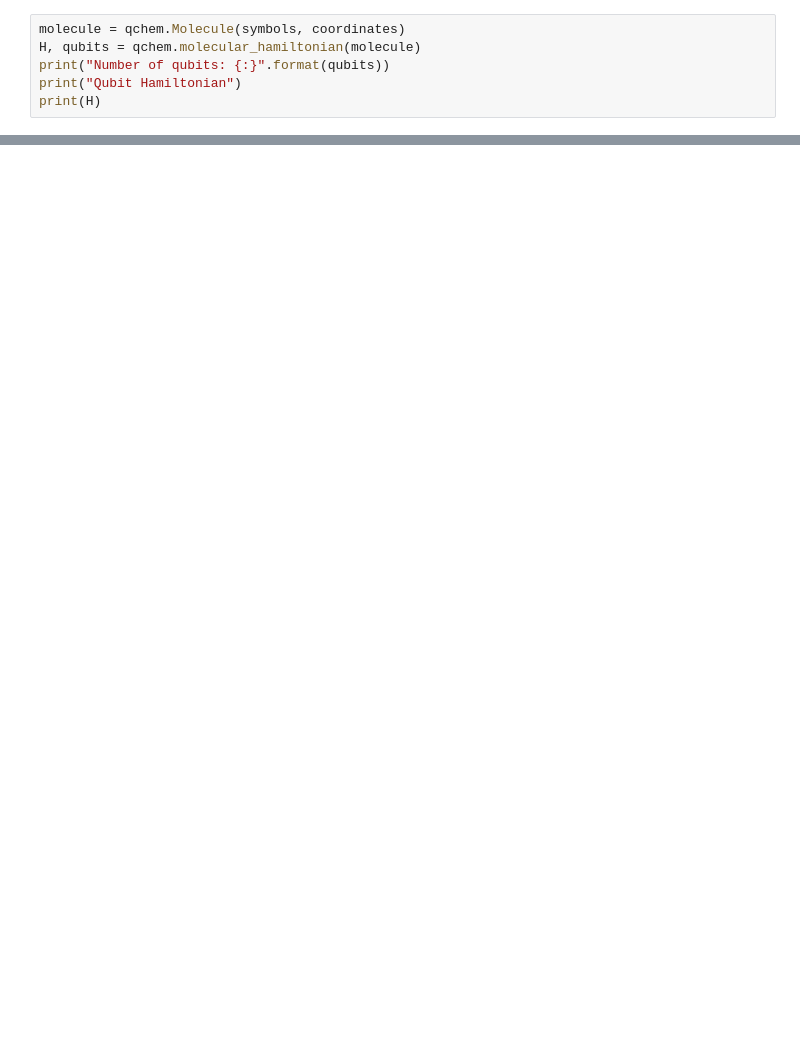
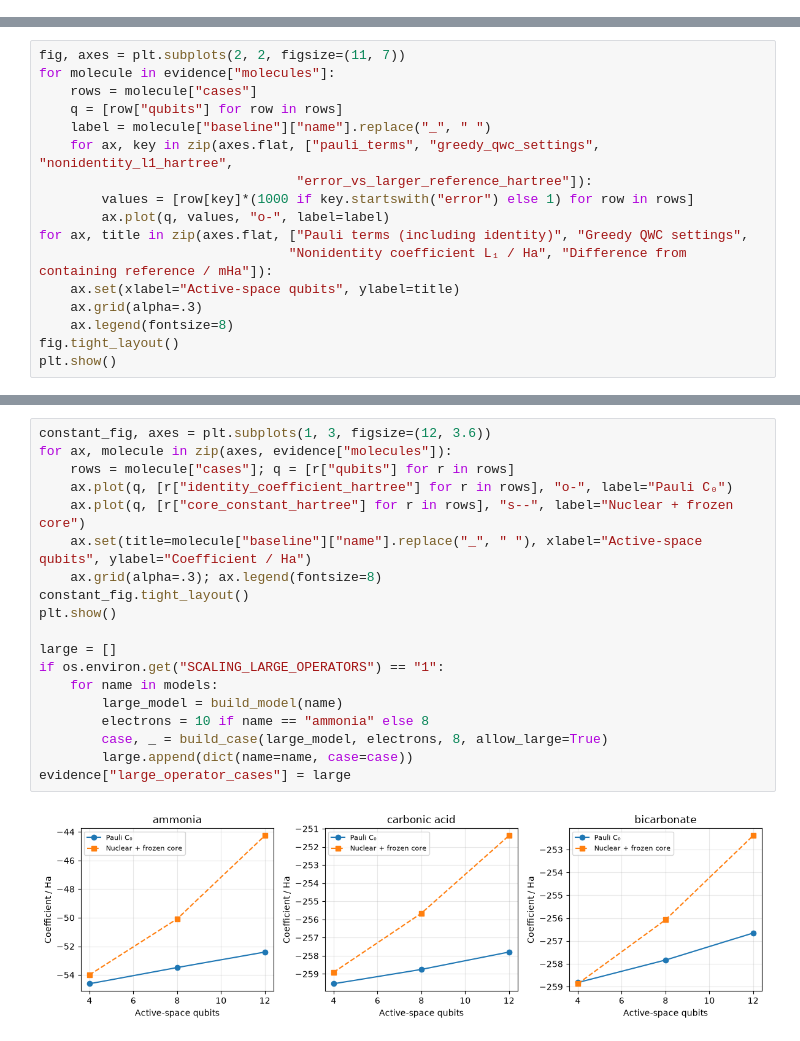
Before and after one commit to Sennaiai/Quantum-Computing, a Jupyter notebook: projects/Quanutm Chemistry /Molecular_Hamiltonian_Construction_Active_Space_Scaling.ipynb, the cells around one changed output, grey strips where cells are left out. Cells and saved outputs as stored; diff of their text form; blank space fills up the shorter version.

```diff
--- a/projects/Quanutm Chemistry /Molecular_Hamiltonian_Construction_Active_Space_Scaling.ipynb
+++ b/projects/Quanutm Chemistry /Molecular_Hamiltonian_Construction_Active_Space_Scaling.ipynb
@@ -45,6 +0,0 @@ coordinates = np.array([
-# %%
-molecule = qchem.Molecule(symbols, coordinates)
-H, qubits = qchem.molecular_hamiltonian(molecule)
-print("Number of qubits: {:}".format(qubits))
-print("Qubit Hamiltonian")
-print(H)
@@ -675,0 +159,17 @@ https://en.wikipedia.org/wiki/Density_functional_theory
+# %%
+fig, axes = plt.subplots(2, 2, figsize=(11, 7))
+for molecule in evidence["molecules"]:
+    rows = molecule["cases"]
+    q = [row["qubits"] for row in rows]
+    label = molecule["baseline"]["name"].replace("_", " ")
+    for ax, key in zip(axes.flat, ["pauli_terms", "greedy_qwc_settings", "nonidentity_l1_hartree",
+                                 "error_vs_larger_reference_hartree"]):
+        values = [row[key]*(1000 if key.startswith("error") else 1) for row in rows]
+        ax.plot(q, values, "o-", label=label)
+for ax, title in zip(axes.flat, ["Pauli terms (including identity)", "Greedy QWC settings",
+                                "Nonidentity coefficient L₁ / Ha", "Difference from containing reference / mHa"]):
+    ax.set(xlabel="Active-space qubits", ylabel=title)
+    ax.grid(alpha=.3)
+    ax.legend(fontsize=8)
+fig.tight_layout()
+plt.show()
@@ -675,0 +184,21 @@ https://en.wikipedia.org/wiki/Density_functional_theory
+# %%
+constant_fig, axes = plt.subplots(1, 3, figsize=(12, 3.6))
+for ax, molecule in zip(axes, evidence["molecules"]):
+    rows = molecule["cases"]; q = [r["qubits"] for r in rows]
+    ax.plot(q, [r["identity_coefficient_hartree"] for r in rows], "o-", label="Pauli C₀")
+    ax.plot(q, [r["core_constant_hartree"] for r in rows], "s--", label="Nuclear + frozen core")
+    ax.set(title=molecule["baseline"]["name"].replace("_", " "), xlabel="Active-space qubits", ylabel="Coefficient / Ha")
+    ax.grid(alpha=.3); ax.legend(fontsize=8)
+constant_fig.tight_layout()
+plt.show()
+
+large = []
+if os.environ.get("SCALING_LARGE_OPERATORS") == "1":
+    for name in models:
+        large_model = build_model(name)
+        electrons = 10 if name == "ammonia" else 8
+        case, _ = build_case(large_model, electrons, 8, allow_large=True)
+        large.append(dict(name=name, case=case))
+evidence["large_operator_cases"] = large
+# %% [output]
+[figure, added]
```
Also changed, not shown: parts of 47 cells of this notebook, 38 other files.
